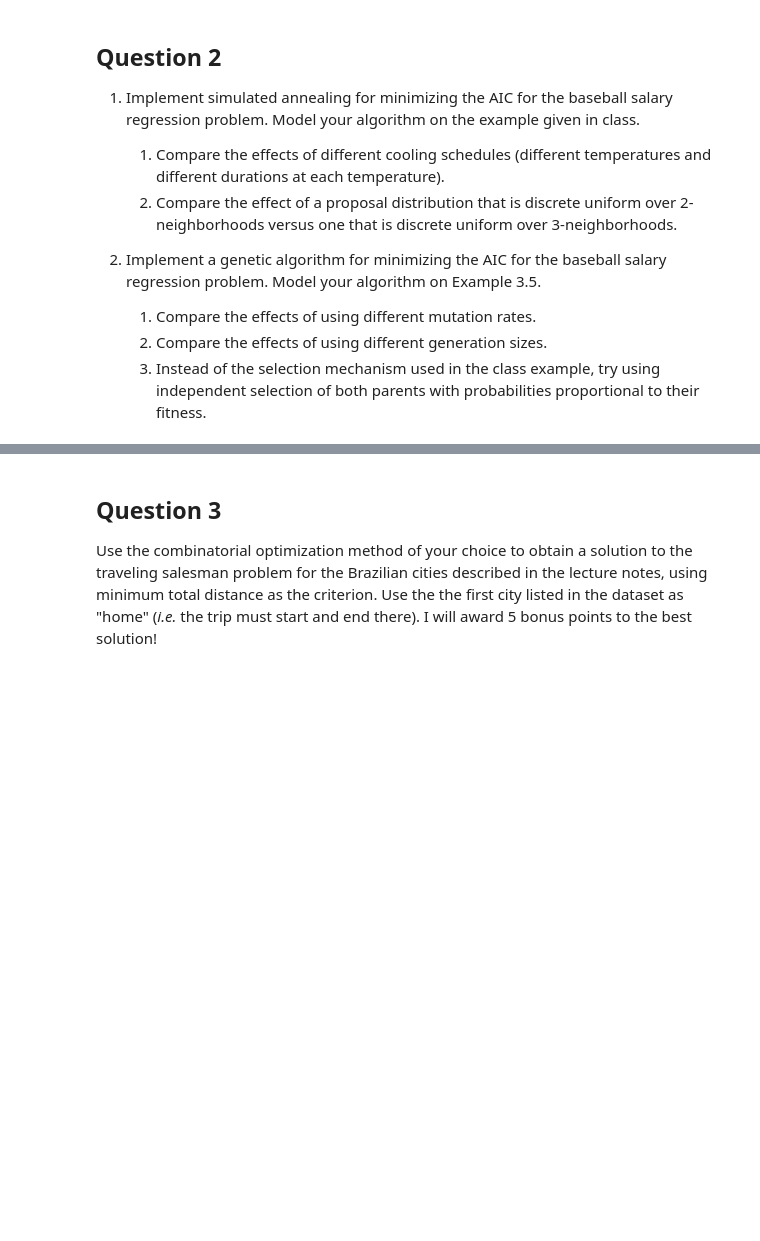
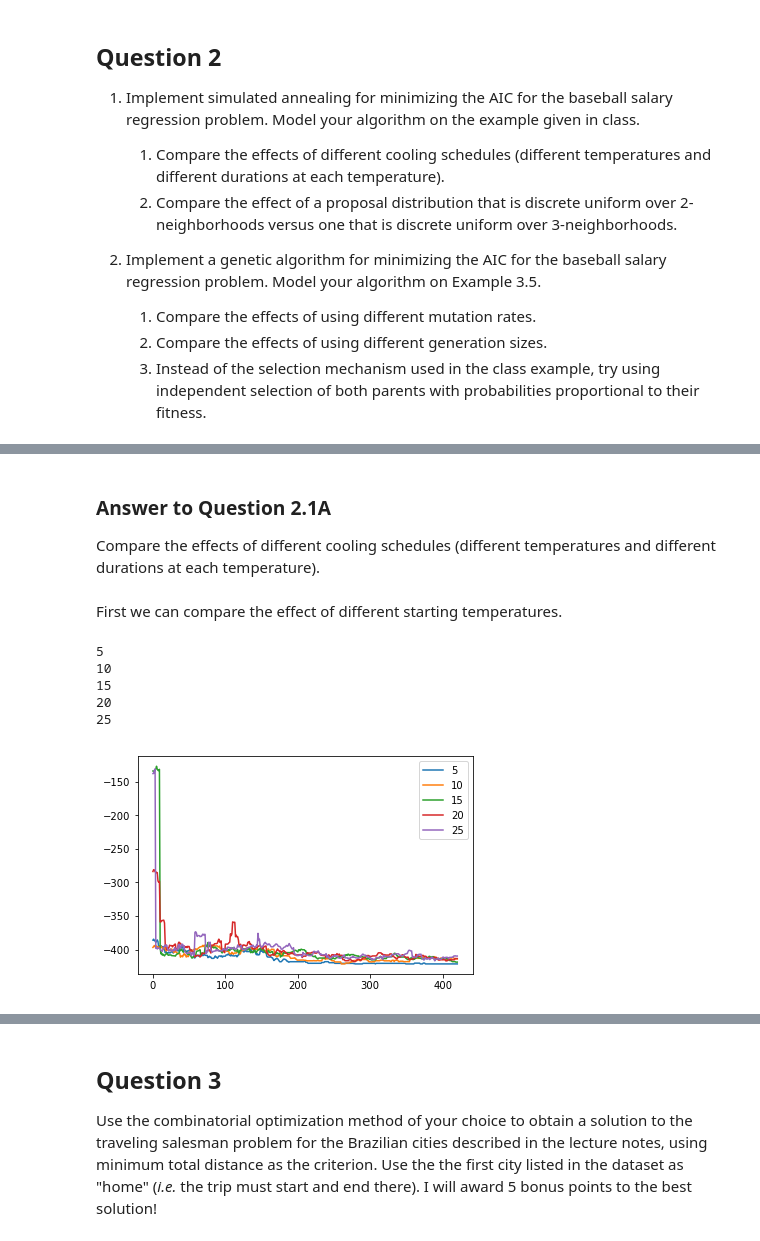
Before and after one commit to sfmaddox/8366_sfmaddox, a Jupyter notebook: Homework 1.ipynb, the cells around one changed output, grey strips where cells are left out. Saved outputs shown, nothing was run; the diff lists cells and outputs as text; code cells hidden in the pictures; blank space fills up the shorter version.

```diff
--- a/Homework 1.ipynb
+++ b/Homework 1.ipynb
@@ -70,0 +132,23 @@ NameError: name 'baseball' is not defined
+# %% [markdown]
+### Answer to Question 2.1A
+Compare the effects of different cooling schedules (different temperatures and different durations at each temperature).
+# %% [markdown]
+First we can compare the effect of different starting temperatures.
+# %%
+tau_list=np.arange(5,30, 5)
+comparisons = pd.DataFrame(columns=["Tau_Start","Best_AIC", "Iteration"])
+for t in tau_list:
+    print(t)
+    aic_values,aic_best,solution_best=simulated_annealing(t, len1, len2, len3, num_flips)
+    plt.plot(aic_values, label = t)
+    df1 = pd.DataFrame([[t, aic_best, np.where(aic_values==aic_best)[0][0]]],columns=["Tau_Start", "Best_AIC", "Iteration"])
+    comparisons=comparisons.append(df1)
+plt.legend()
+plt.show()
+# %% [output]
+5
+10
+15
+20
+25
+[figure, added]
```
Also changed, not shown: parts of 28 cells of this notebook.
